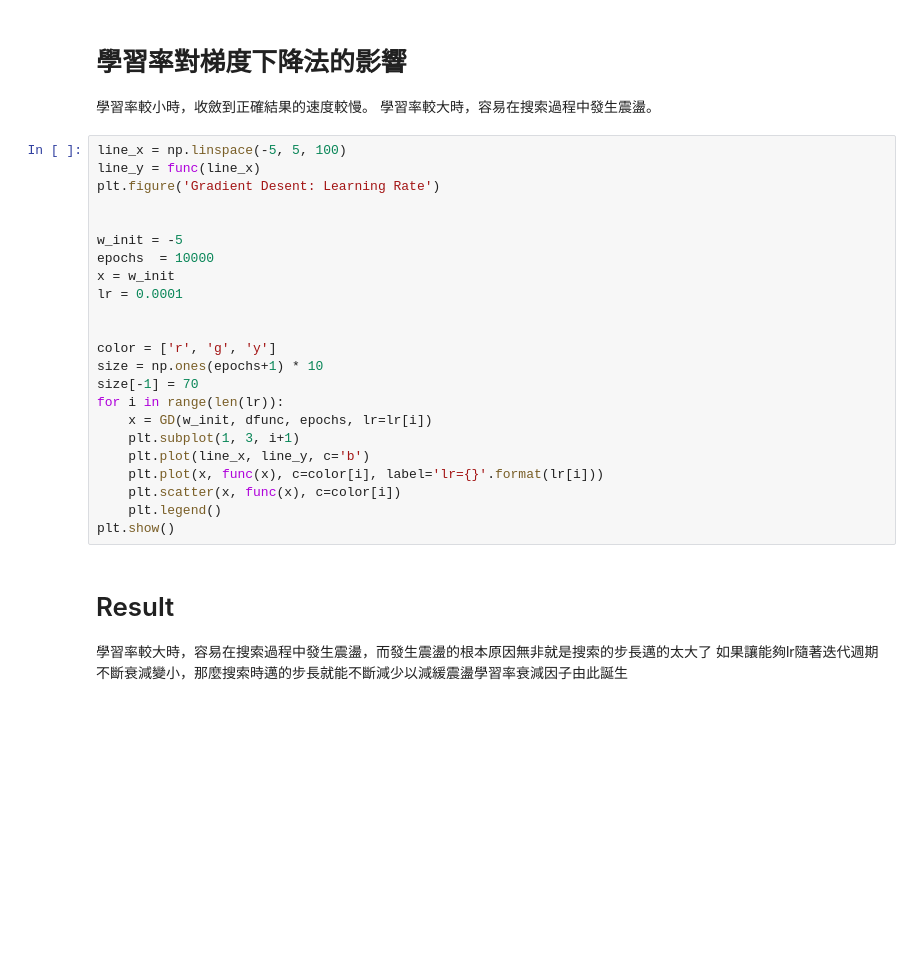
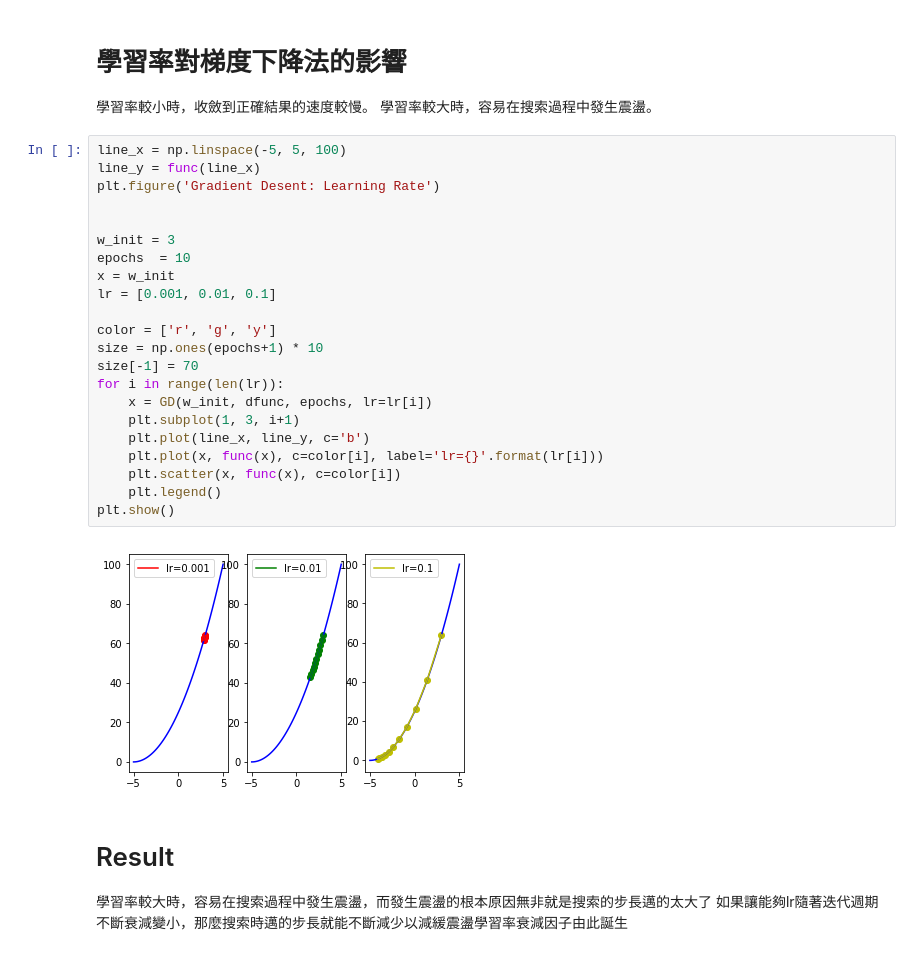
Before and after one commit to Irislin0315/100Day-ML-Marathon, a Jupyter notebook: Day_074-Gradient_Descent_HW.ipynb, the cells around one changed output. Cells and saved outputs as stored; diff of their text form; blank space fills up the shorter version.

```diff
--- a/Day_074-Gradient_Descent_HW.ipynb
+++ b/Day_074-Gradient_Descent_HW.ipynb
@@ -68,26 +76,27 @@ plt.show()
 # %%
 line_x = np.linspace(-5, 5, 100)
 line_y = func(line_x)
 plt.figure('Gradient Desent: Learning Rate')
 
 
-w_init = -5
-epochs  = 10000
+w_init = 3
+epochs  = 10
 x = w_init
-lr = 0.0001
-
+lr = [0.001, 0.01, 0.1]
 
 color = ['r', 'g', 'y']
 size = np.ones(epochs+1) * 10
 size[-1] = 70
 for i in range(len(lr)):
     x = GD(w_init, dfunc, epochs, lr=lr[i])
     plt.subplot(1, 3, i+1)
     plt.plot(line_x, line_y, c='b')
     plt.plot(x, func(x), c=color[i], label='lr={}'.format(lr[i]))
     plt.scatter(x, func(x), c=color[i])
     plt.legend()
 plt.show()
+# %% [output]
+[figure, added]
 # %% [markdown]
 # Result
 學習率較大時，容易在搜索過程中發生震盪，而發生震盪的根本原因無非就是搜索的步長邁的太大了
```
Also changed, not shown: parts of 3 cells of this notebook.
